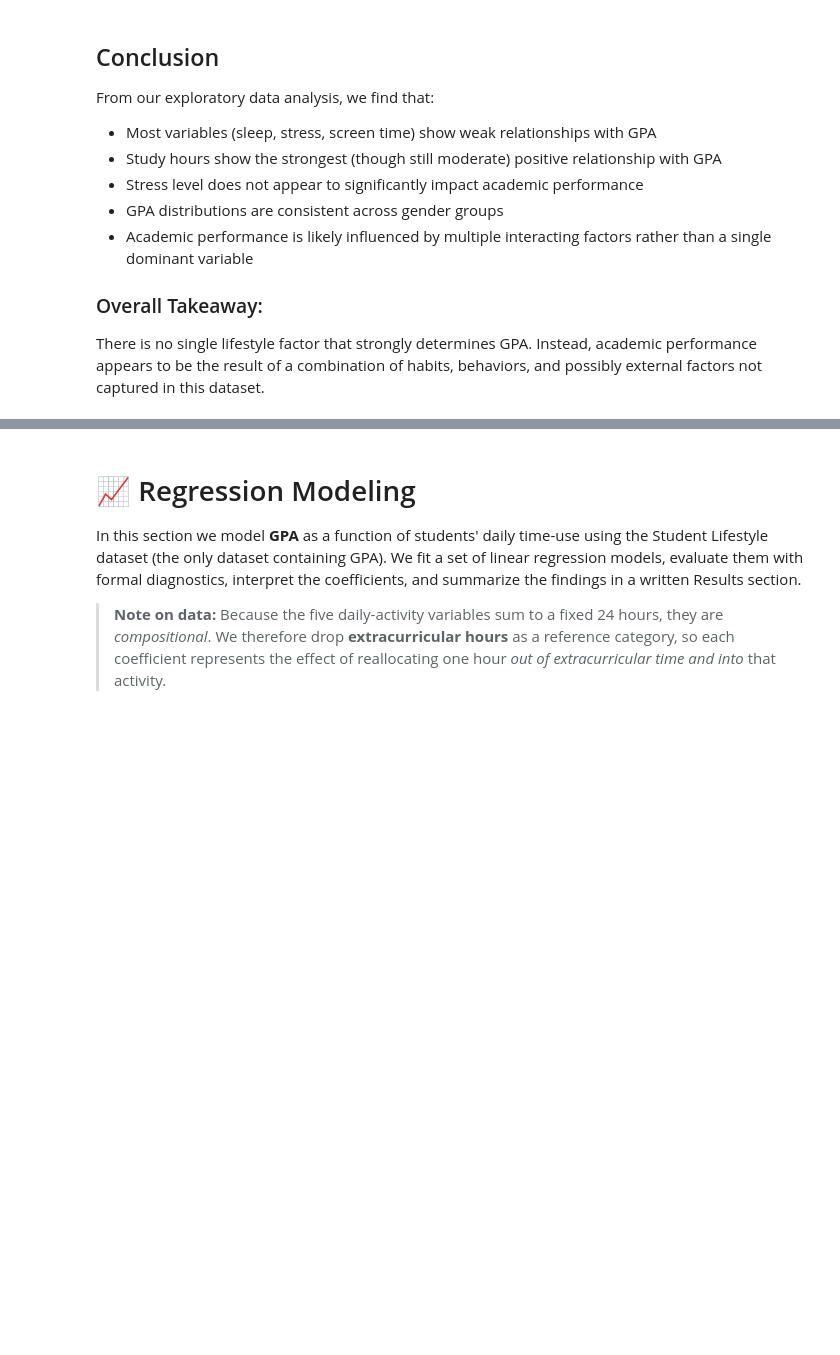
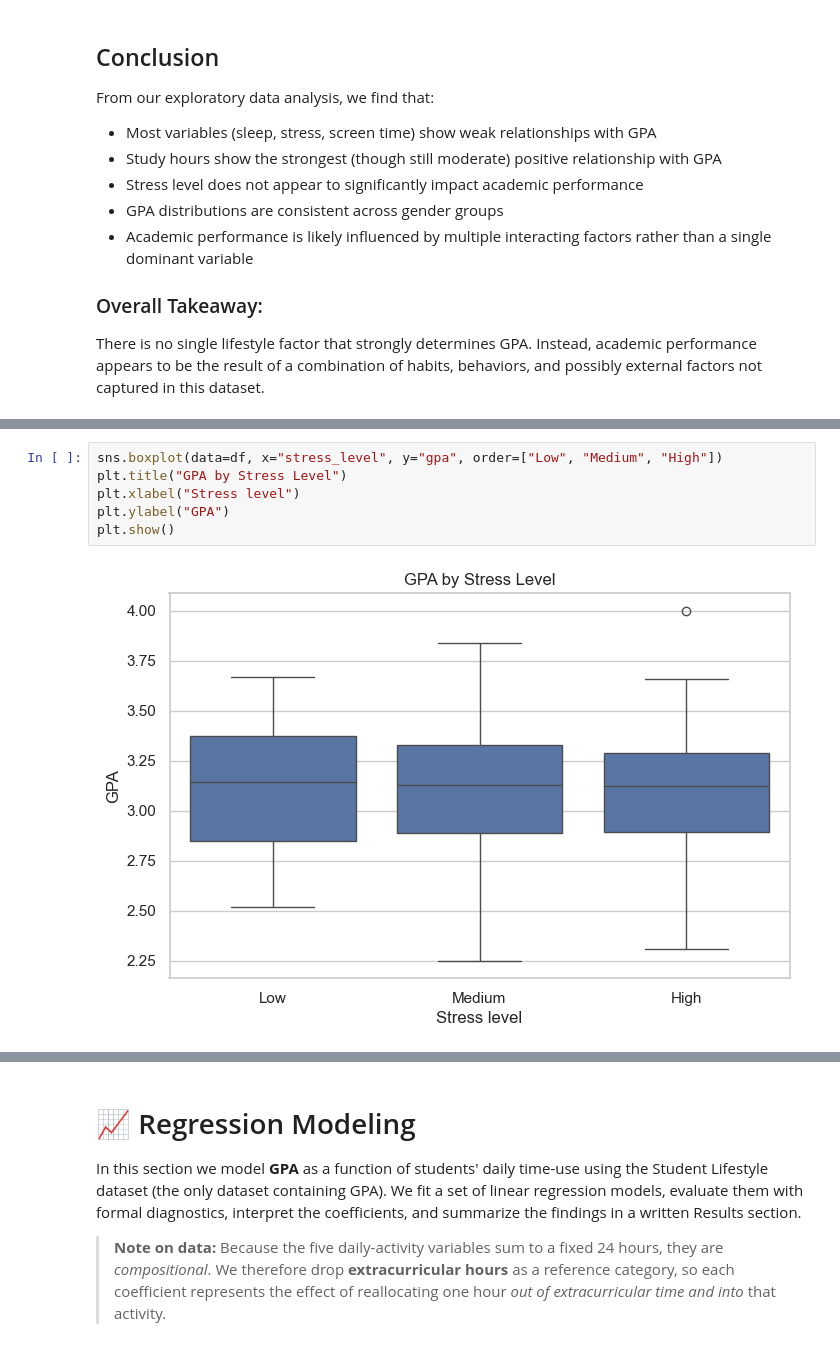
Before and after one commit to YousefAlkhunaizi123/math189project, a Jupyter notebook: math189final.ipynb, the cells around one changed output, grey strips where cells are left out. Saved outputs shown, nothing was run; the diff lists cells and outputs as text; blank space fills up the shorter version.

```diff
--- a/math189final.ipynb
+++ b/math189final.ipynb
@@ -362,0 +542,8 @@ There is no single lifestyle factor that strongly determines GPA. Instead, acade
+# %%
+sns.boxplot(data=df, x="stress_level", y="gpa", order=["Low", "Medium", "High"])
+plt.title("GPA by Stress Level")
+plt.xlabel("Stress level")
+plt.ylabel("GPA")
+plt.show()
+# %% [output]
+[figure, added]
```
Also changed, not shown: parts of 42 cells of this notebook.
